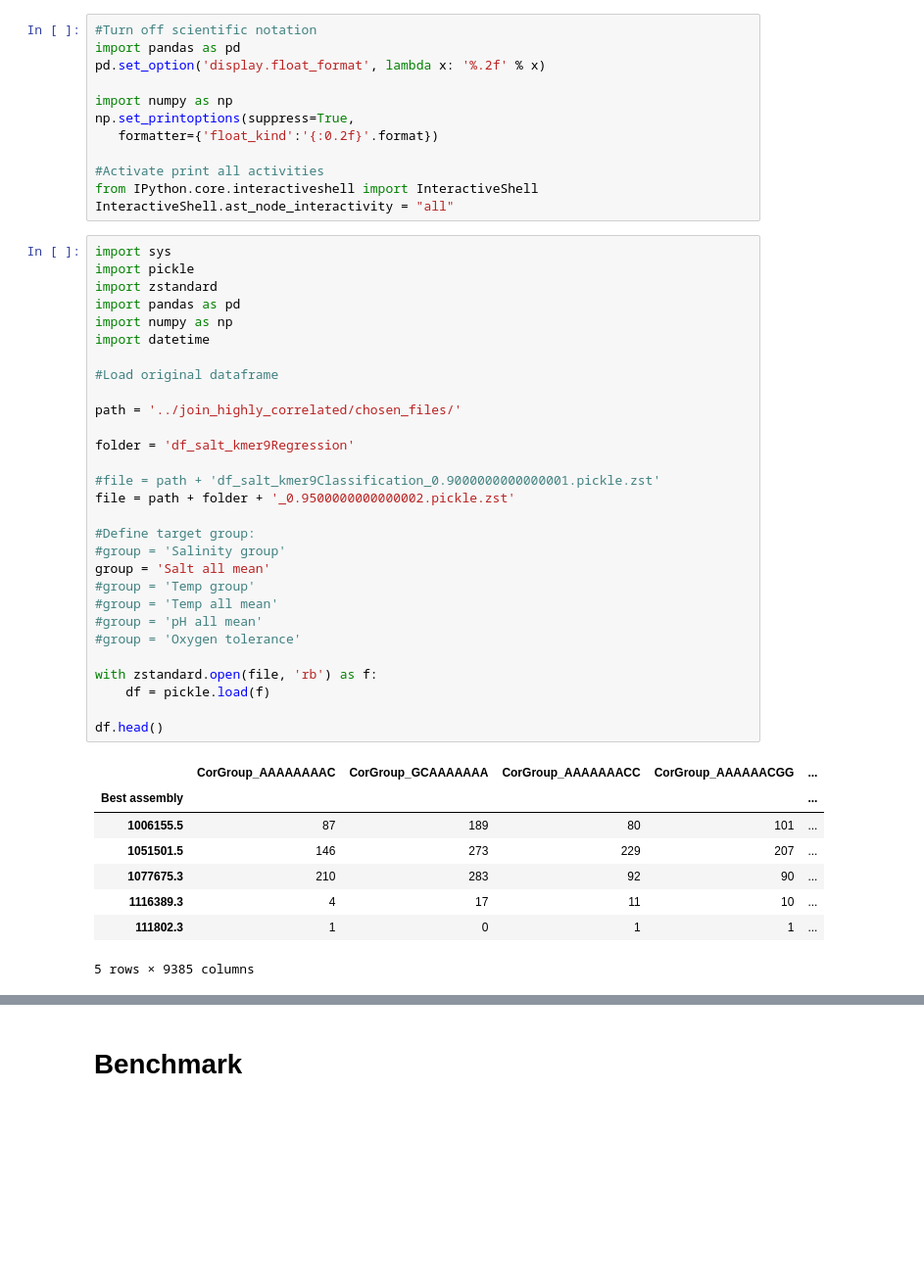
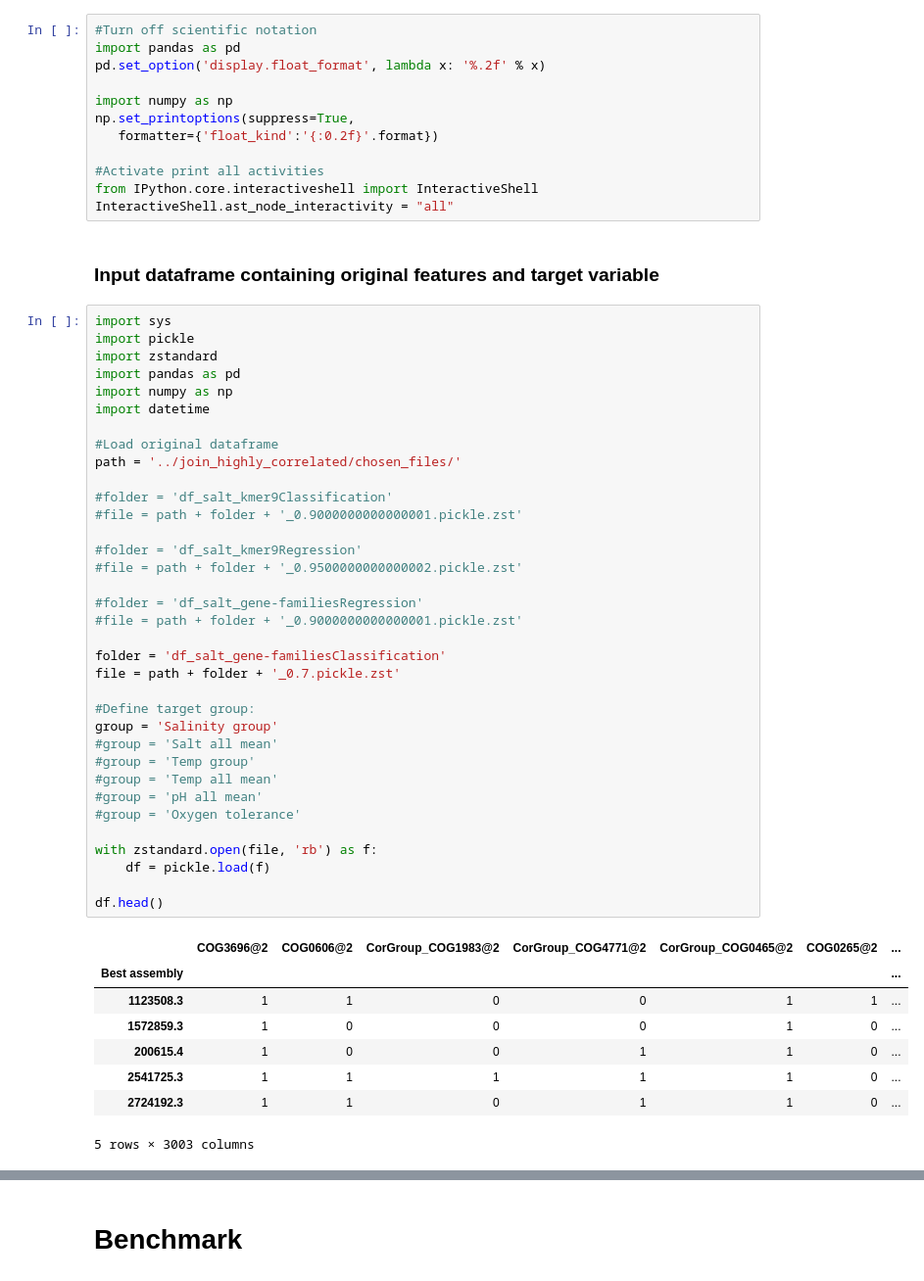
Before and after one commit to ProfHeydeFranca/BacterialData, a Jupyter notebook: run_features/scripts/feature_selection_Aris_methods.ipynb, the cells around one changed output, grey strips where cells are left out. Shown at 98% size. Drawn from its saved outputs; the diff is of its cells as text; blank space fills up the shorter version.

```diff
--- a/run_features/scripts/feature_selection_Aris_methods.ipynb
+++ b/run_features/scripts/feature_selection_Aris_methods.ipynb
@@ -19,41 +19,49 @@ np.set_printoptions(suppress=True,
 #Activate print all activities
 from IPython.core.interactiveshell import InteractiveShell
 InteractiveShell.ast_node_interactivity = "all"
+# %% [markdown]
+### Input dataframe containing original features and target variable
 # %%
 import sys
 import pickle
 import zstandard
 import pandas as pd
 import numpy as np
 import datetime
 
 #Load original dataframe
-
 path = '../join_highly_correlated/chosen_files/'
 
-folder = 'df_salt_kmer9Regression'
+#folder = 'df_salt_kmer9Classification'
+#file = path + folder + '_0.9000000000000001.pickle.zst'
 
-#file = path + 'df_salt_kmer9Classification_0.9000000000000001.pickle.zst'
-file = path + folder + '_0.9500000000000002.pickle.zst'
+#folder = 'df_salt_kmer9Regression'
+#file = path + folder + '_0.9500000000000002.pickle.zst'
+
+#folder = 'df_salt_gene-familiesRegression'
+#file = path + folder + '_0.9000000000000001.pickle.zst'
+
+folder = 'df_salt_gene-familiesClassification'
+file = path + folder + '_0.7.pickle.zst'
 
 #Define target group:
-#group = 'Salinity group'
-group = 'Salt all mean'
+group = 'Salinity group'
+#group = 'Salt all mean'
 #group = 'Temp group'
 #group = 'Temp all mean'
 #group = 'pH all mean'
 #group = 'Oxygen tolerance'
 
 with zstandard.open(file, 'rb') as f:
 	df = pickle.load(f)
 
 df.head()
 # %% [output]
-|  | CorGroup_AAAAAAAAC | CorGroup_GCAAAAAAA | CorGroup_AAAAAAACC | CorGroup_AAAAAACGG | ... |
-| Best assembly |  |  |  |  | ... |
-| 1006155.5 | 87 | 189 | 80 | 101 | ... |
-| 1051501.5 | 146 | 273 | 229 | 207 | ... |
-| 1077675.3 | 210 | 283 | 92 | 90 | ... |
-| 1116389.3 | 4 | 17 | 11 | 10 | ... |
-| 111802.3 | 1 | 0 | 1 | 1 | ... |
+|  | COG3696@2 | COG0606@2 | CorGroup_COG1983@2 | CorGroup_COG4771@2 | CorGroup_COG0465@2 | COG0265@2 | ... |
+| Best assembly |  |  |  |  |  |  | ... |
+| 1123508.3 | 1 | 1 | 0 | 0 | 1 | 1 | ... |
+| 1572859.3 | 1 | 0 | 0 | 0 | 1 | 0 | ... |
+| 200615.4 | 1 | 0 | 0 | 1 | 1 | 0 | ... |
+| 2541725.3 | 1 | 1 | 1 | 1 | 1 | 0 | ... |
+| 2724192.3 | 1 | 1 | 0 | 1 | 1 | 0 | ... |
-5 rows × 9385 columns
+5 rows × 3003 columns
```
Also changed, not shown: parts of 12 cells of this notebook, 2 other files.
